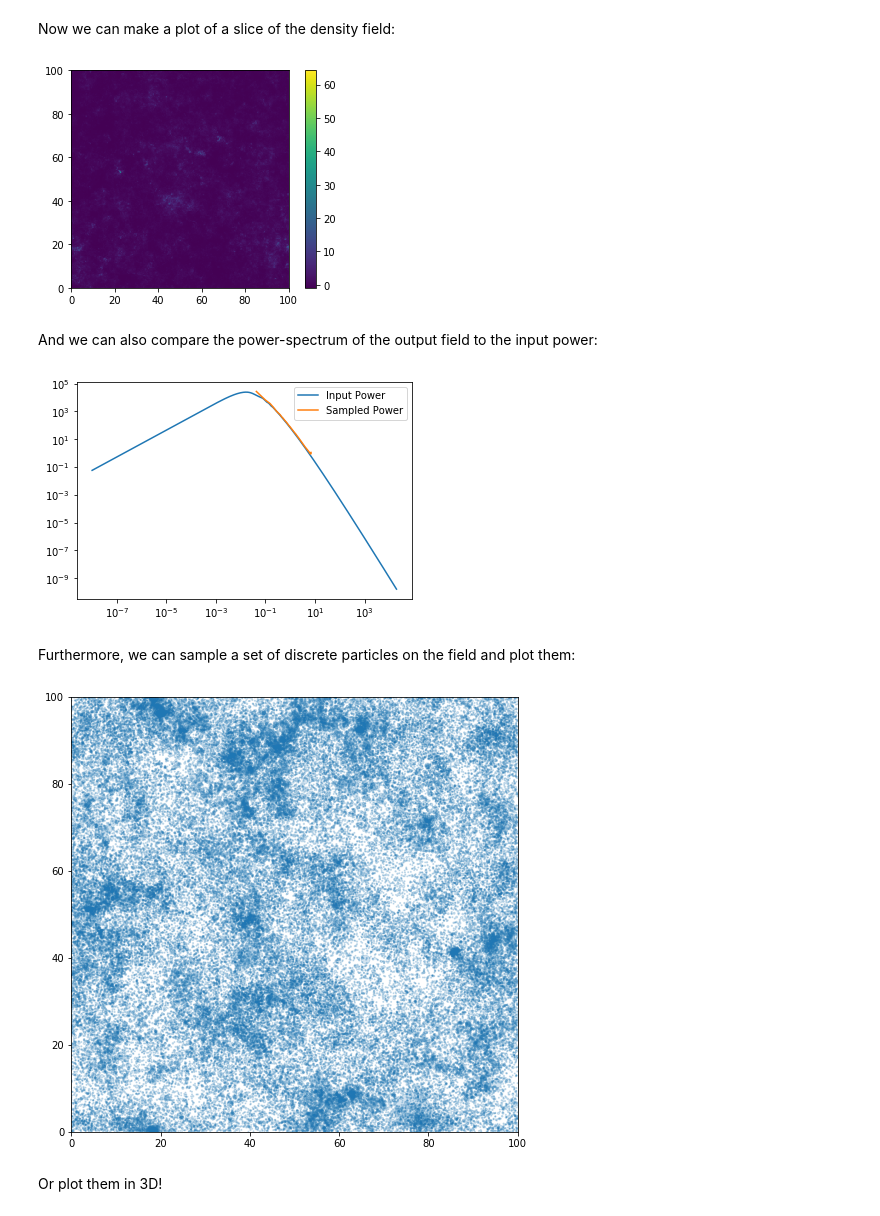
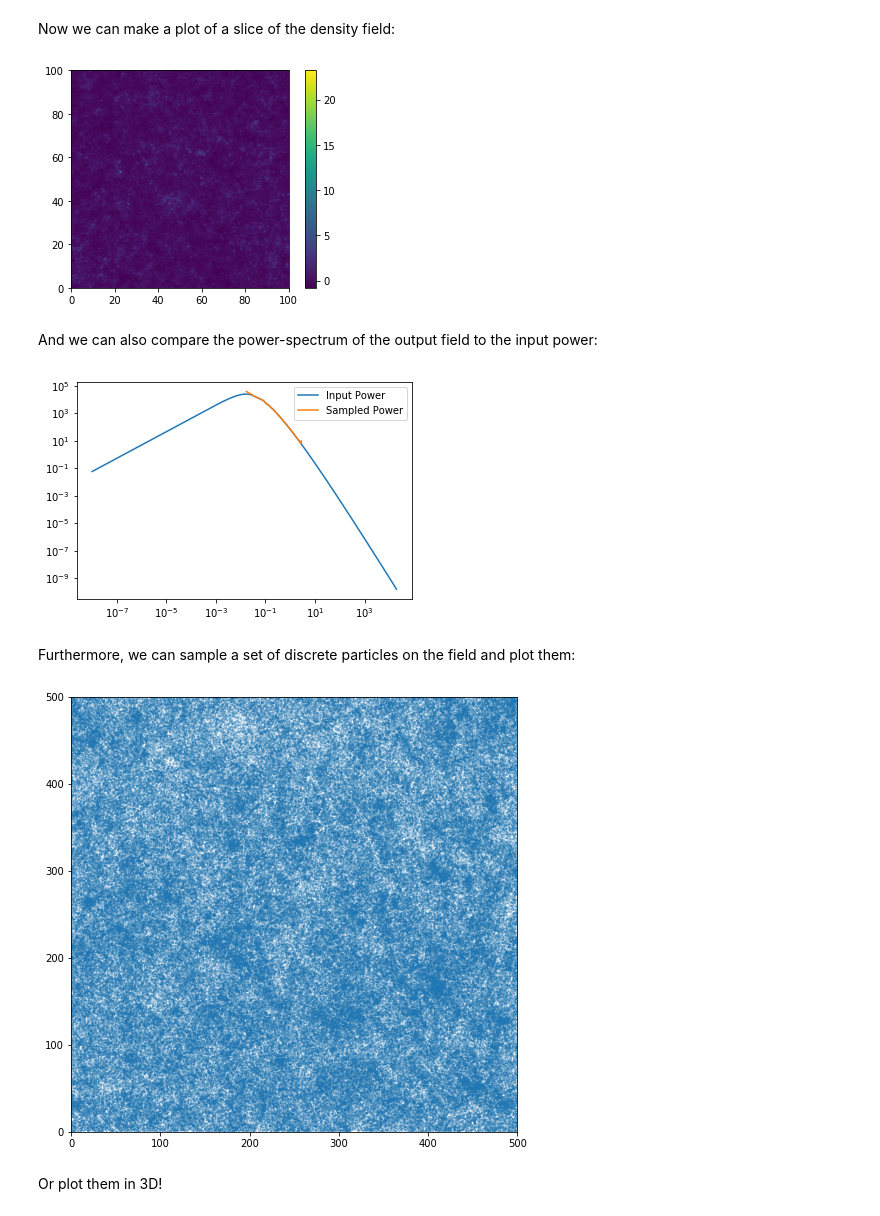
Before and after one commit to steven-murray/powerbox, a Jupyter notebook: docs/demos/cosmological_fields.ipynb, the cells around one changed output. Saved outputs shown, nothing was run; the diff lists cells and outputs as text; code cells hidden in the pictures.

```diff
--- a/docs/demos/cosmological_fields.ipynb
+++ b/docs/demos/cosmological_fields.ipynb
@@ -16,10 +21,9 @@ The box can be set up like this:
 # %%
-from hmf import MassFunction
 from scipy.interpolate import InterpolatedUnivariateSpline as spline
 import numpy as np
 
 # Set up a MassFunction instance to access its cosmological power-spectrum
-mf = MassFunction(z=0)
+mf = hmf.MassFunction(z=0)
 
 # Generate a callable function that returns the cosmological power spectrum.
 spl = spline(np.log(mf.k),np.log(mf.power),k=2)
@@ -27,7 +31,7 @@ power = lambda k : np.exp(spl(np.log(k)))
 
 # Create the power-box instance. The boxlength is in inverse units of the k of which pk is a function, i.e.
 # Mpc/h in this case.
-pb = pbox.LogNormalPowerBox(N=256, dim=3, pk = power, boxlength= 200., seed=1234)
+pb = pbox.LogNormalPowerBox(N=256, dim=3, pk = power, boxlength= 500., seed=1234)
 # %% [markdown]
 We will be using the ``delta_x`` quantity a couple of times throughout this demo, so we save it to a variable here. Otherwise, ``powerbox`` will recalculate it each time it is called.
 # %%
@@ -39,7 +43,7 @@ plt.imshow(np.mean(deltax[:100,:,:],axis=0),extent=(0,100,0,100))
 plt.colorbar()
 plt.show()
 # %% [output]
-[figure, old version]
+[figure, new version]
 # %% [markdown]
 And we can also compare the power-spectrum of the output field to the input power:
 # %%
@@ -51,19 +55,19 @@ plt.yscale('log')
 plt.legend()
 plt.show()
 # %% [output]
-[figure, old version]
+[figure, new version]
 # %% [markdown]
 Furthermore, we can sample a set of discrete particles on the field and plot them:
 # %%
-particles = pb.create_discrete_sample(nbar=0.1,min_at_zero=True)
+particles = pb.create_discrete_sample(nbar=0.003,min_at_zero=True)
 
 plt.figure(figsize=(8,8))
 plt.scatter(particles[:,0],particles[:,1],s=np.sqrt(100./particles[:,2]),alpha=0.2)
-plt.xlim(0,100)
-plt.ylim(0,100)
+plt.xlim(0,500)
+plt.ylim(0,500)
 plt.show()
 # %% [output]
-[figure, old version]
+[figure, new version]
 # %% [markdown]
 Or plot them in 3D!
 # %%
```
Also changed, not shown: parts of 5 cells of this notebook.
